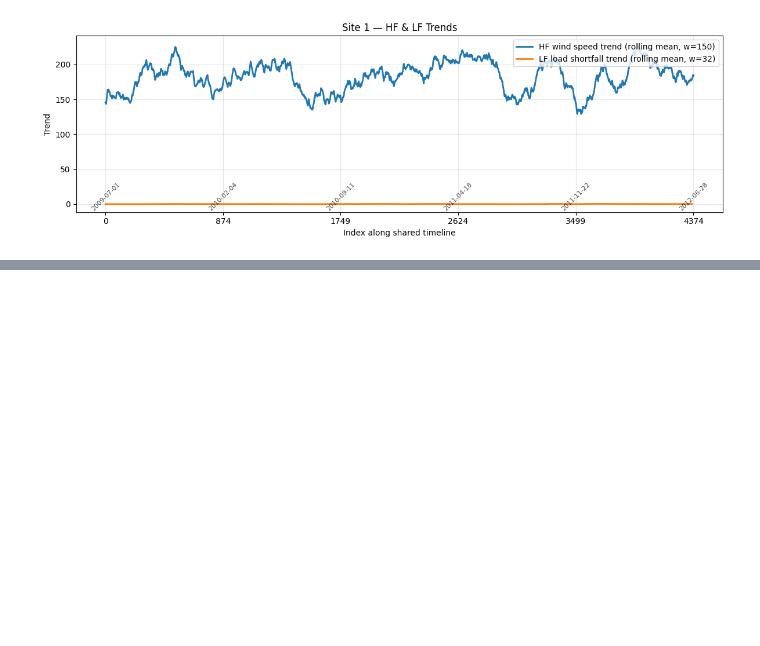
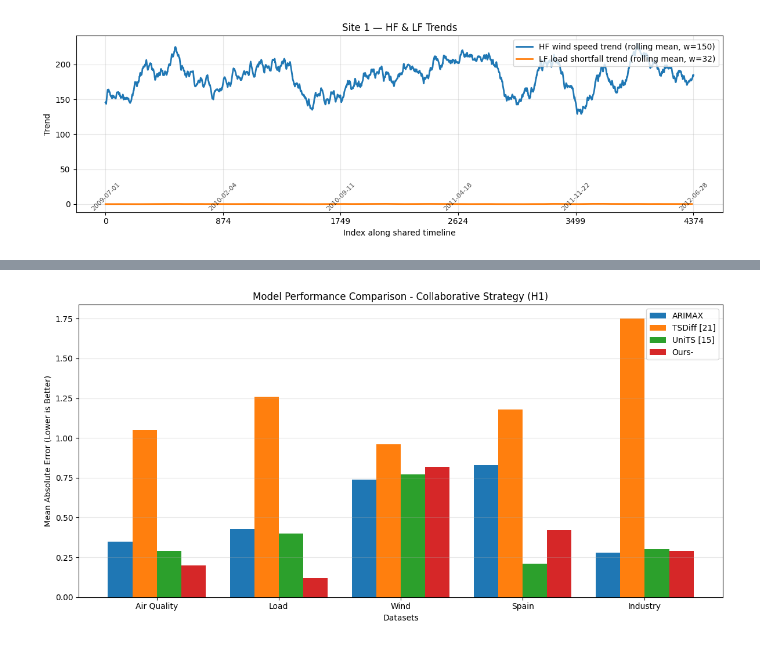
Before and after one commit to arc-arnob/TS-MTL, a Jupyter notebook: notebooks/data_viz.ipynb, the cells around one changed output, grey strips where cells are left out. Drawn from its saved outputs; the diff is of its cells as text; code cells hidden in the pictures; blank space fills up the shorter version.

```diff
--- a/notebooks/data_viz.ipynb
+++ b/notebooks/data_viz.ipynb
@@ -113,0 +224,39 @@ plt.show()
+# %%
+import matplotlib.pyplot as plt
+import numpy as np
+
+# Data from the table
+models = ['ARIMAX', 'TSDiff [21]', 'UniTS [15]', 'Ours-']
+datasets = ['Air Quality', 'Load', 'Wind', 'Spain', 'Industry']
+
+# Performance values for each model across datasets
+performance = {
+    'ARIMAX': [0.35, 0.43, 0.74, 0.83, 0.28],
+    'TSDiff [21]': [1.05, 1.26, 0.96, 1.18, 1.75],
+    'UniTS [15]': [0.29, 0.40, 0.77, 0.21, 0.30],
+    'Ours-': [0.20, 0.12, 0.82, 0.42, 0.29]
+}
+
+# Create the plot
+plt.figure(figsize=(12, 6))
+
+# Set up bar positions
+x = np.arange(len(datasets))
+width = 0.2
+
+# Plot bars for each model
+for i, model in enumerate(models):
+    plt.bar(x + i * width, performance[model], width, label=model)
+
+# Customize the plot
+plt.xlabel('Datasets')
+plt.ylabel('Mean Absolute Error (Lower is Better)')
+plt.title('Model Performance Comparison - Collaborative Strategy (H1)')
+plt.xticks(x + width * 1.5, datasets)
+plt.legend()
+plt.grid(axis='y', alpha=0.3)
+
+plt.tight_layout()
+plt.show()
+# %% [output]
+[figure, added]
```
Also changed, not shown: parts of 5 cells of this notebook, 2 other files.
